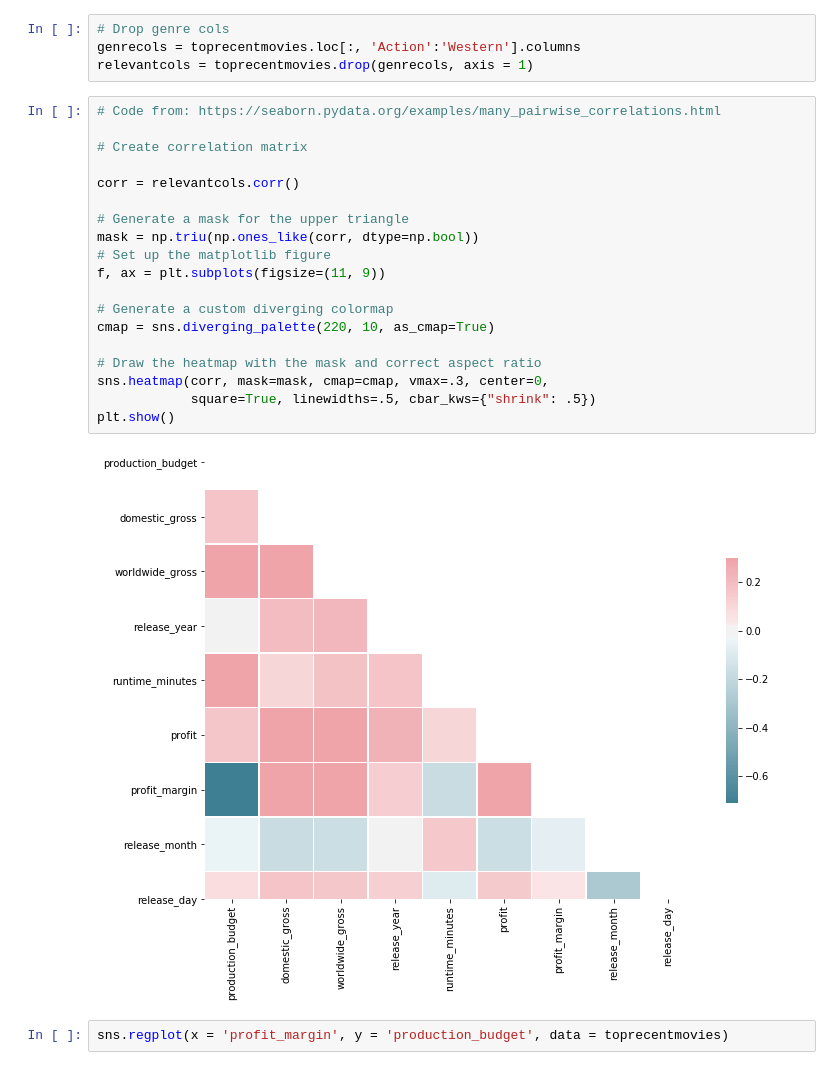
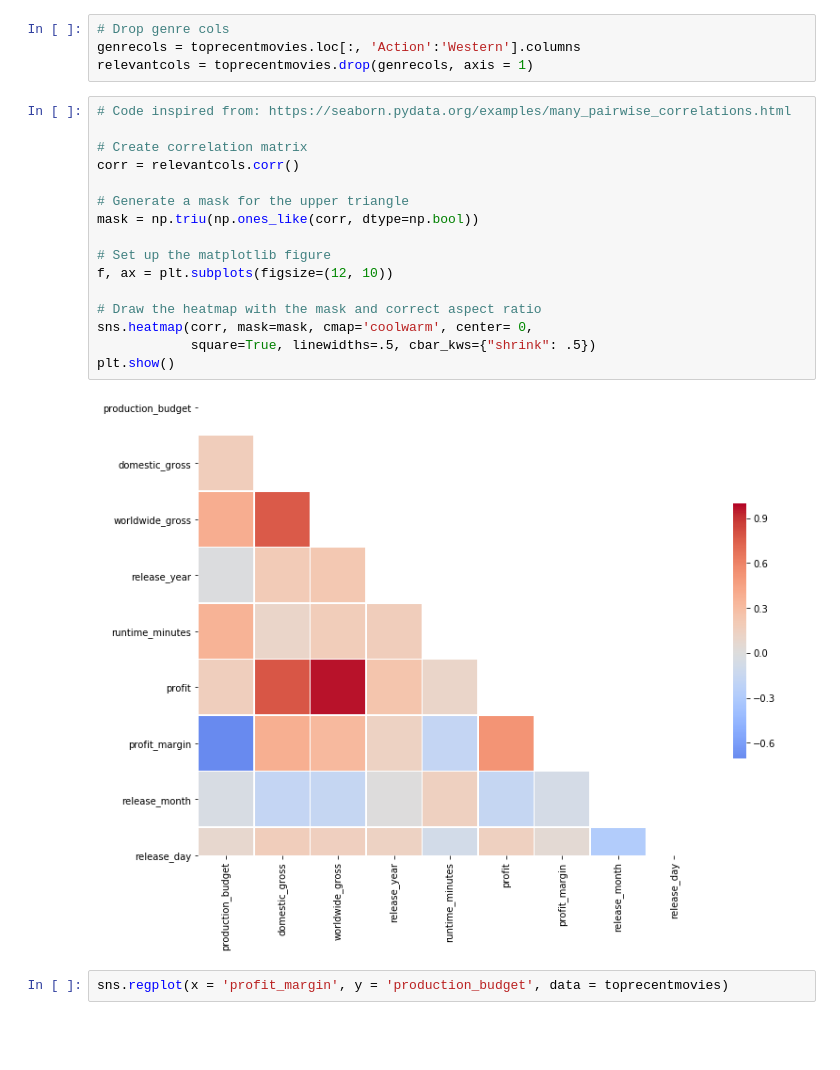
Before and after one commit to nadinezab/making-movies, a Jupyter notebook: Making Movies.ipynb, the cells around one changed output. Cells and saved outputs as stored; diff of their text form; blank space fills up the shorter version.

```diff
--- a/Making Movies.ipynb
+++ b/Making Movies.ipynb
@@ -1340,26 +1424,23 @@ plt.show()
 genrecols = toprecentmovies.loc[:, 'Action':'Western'].columns
 relevantcols = toprecentmovies.drop(genrecols, axis = 1)
 # %%
-# Code from: https://seaborn.pydata.org/examples/many_pairwise_correlations.html
+# Code inspired from: https://seaborn.pydata.org/examples/many_pairwise_correlations.html
 
 # Create correlation matrix
-
 corr = relevantcols.corr()
 
 # Generate a mask for the upper triangle
 mask = np.triu(np.ones_like(corr, dtype=np.bool))
+
 # Set up the matplotlib figure
-f, ax = plt.subplots(figsize=(11, 9))
-
-# Generate a custom diverging colormap
-cmap = sns.diverging_palette(220, 10, as_cmap=True)
+f, ax = plt.subplots(figsize=(12, 10))
 
 # Draw the heatmap with the mask and correct aspect ratio
-sns.heatmap(corr, mask=mask, cmap=cmap, vmax=.3, center=0,
+sns.heatmap(corr, mask=mask, cmap='coolwarm', center= 0,
             square=True, linewidths=.5, cbar_kws={"shrink": .5})
 plt.show()
 # %% [output]
-[figure, old version]
+[figure, new version]
 # %%
 sns.regplot(x = 'profit_margin', y = 'production_budget', data = toprecentmovies)
 # %% [output]
```
Also changed, not shown: parts of 17 cells of this notebook.
